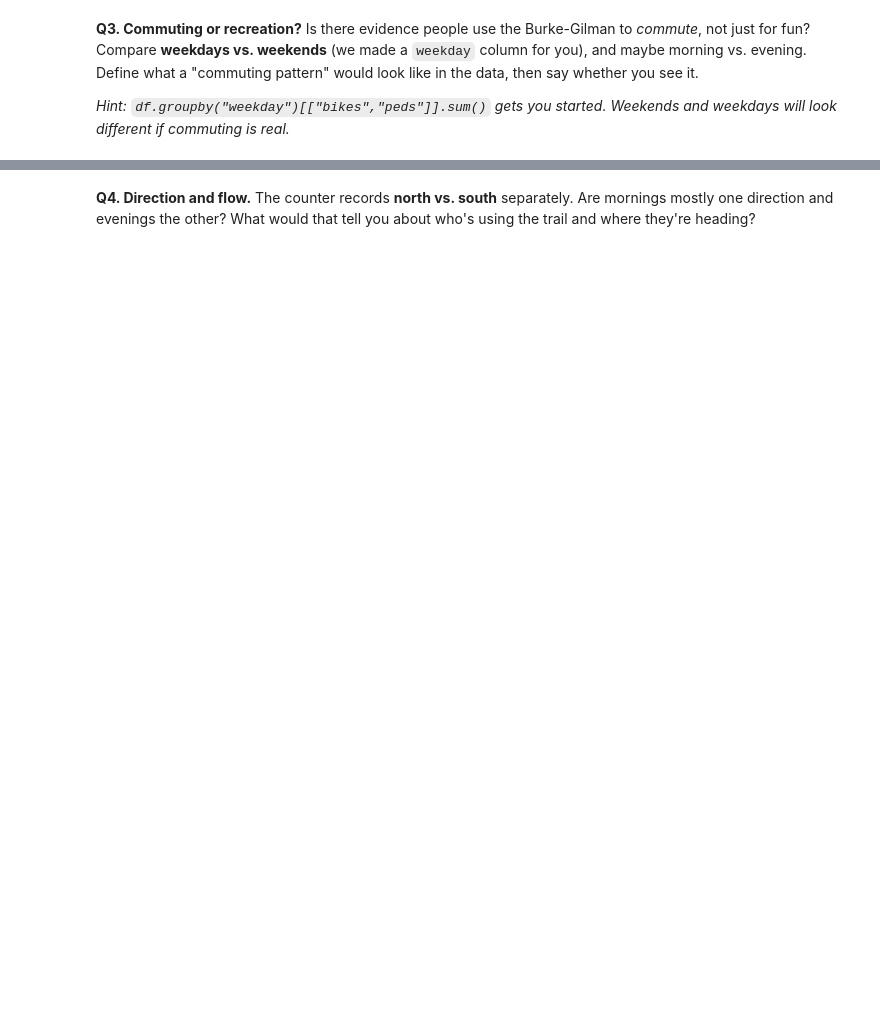
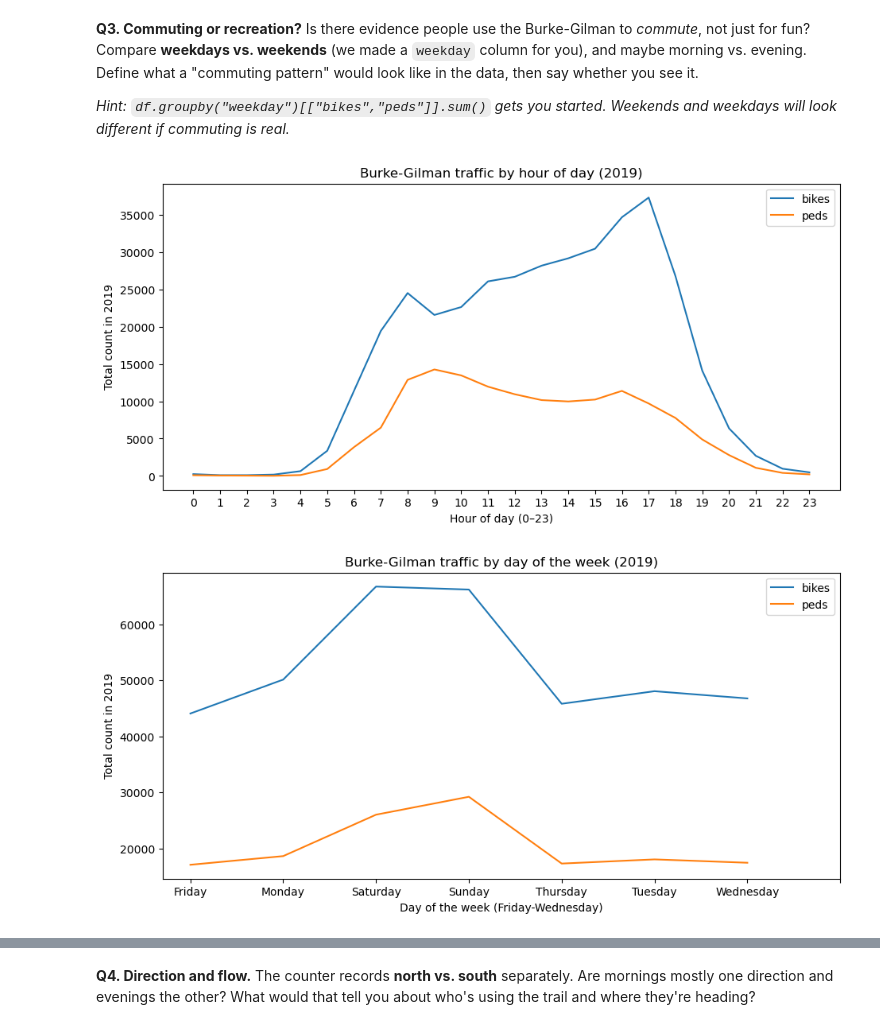
Before and after one commit to paralosis/hcde-410, a Jupyter notebook: A1/A1.ipynb, the cells around one changed output, grey strips where cells are left out. Cells and saved outputs as stored; diff of their text form; code cells hidden in the pictures; blank space fills up the shorter version.

```diff
--- a/A1/A1.ipynb
+++ b/A1/A1.ipynb
@@ -139,3 +141,9 @@ There isn't a single right answer to most of these. Making a reasonable choice a
 Decide what *busy* means to you first — a single hour? a stretch of the day? bikes and peds together, or separately? — and say why you chose that.
 # %%
 # Your code for Q1 (or put a Google Sheets link in your written answer below)
+
+df["total"] = df["bikes"] + df["peds"]
+by_hour_total = df.groupby("hour")["total"].sum()
+print(by_hour_total)
+print("The busiest time: ", by_hour_total.idxmax())
+print("The quietest time: ", by_hour_total.idxmin())
@@ -158,7 +210,27 @@ Is there evidence people use the Burke-Gilman to *commute*, not just for fun? Co
 
 *Hint: `df.groupby("weekday")[["bikes","peds"]].sum()` gets you started. Weekends and weekdays will look different if commuting is real.*
 # %%
-# Your code for Q3
+# Graph for traffic by hour in 2019
+by_hour.plot(figsize=(11, 5))
+
+plt.title("Burke-Gilman traffic by hour of day (2019)")
+plt.xlabel("Hour of day (0–23)")
+plt.ylabel("Total count in 2019")
+plt.xticks(range(0, 24))
+plt.show()
+
+# Graph for traffic by weekday in 2019
+by_weekday = df.groupby("weekday")[["bikes", "peds"]].sum()
+by_weekday.plot(figsize=(11,5))
+
+plt.title("Burke-Gilman traffic by day of the week (2019)")
+plt.xlabel("Day of the week (Friday-Wednesday)")
+plt.ylabel("Total count in 2019")
+plt.xticks(range(0, 8))
+plt.show()
+# %% [output]
+[figure, added]
+[figure, added]
 # %% [markdown]
 **Your Q3 answer:**
 
```
Also changed, not shown: parts of 11 cells of this notebook, 1 other file.
